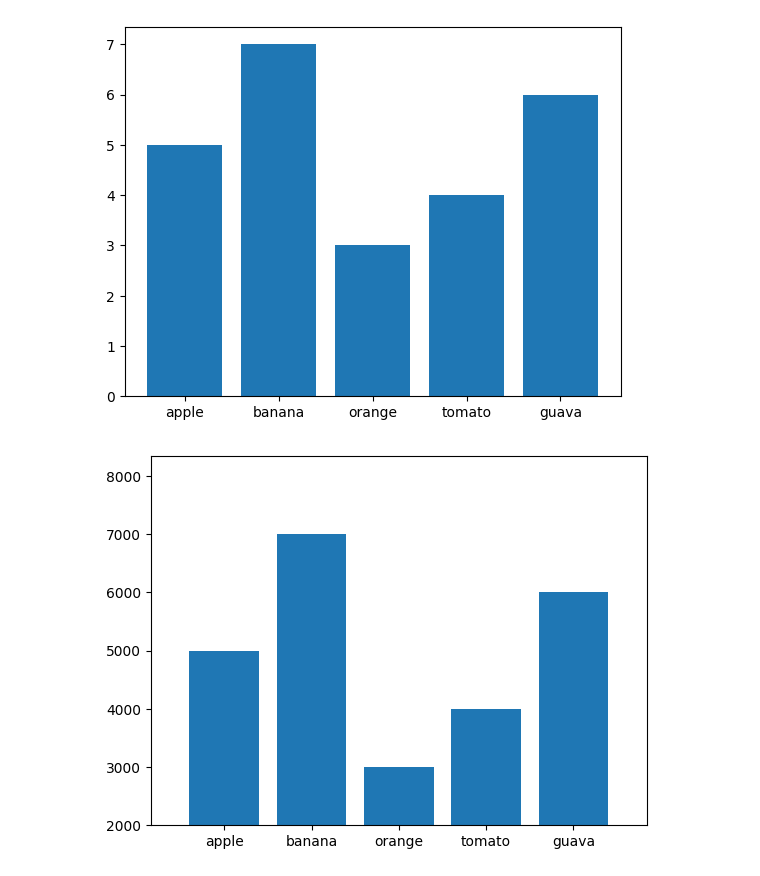
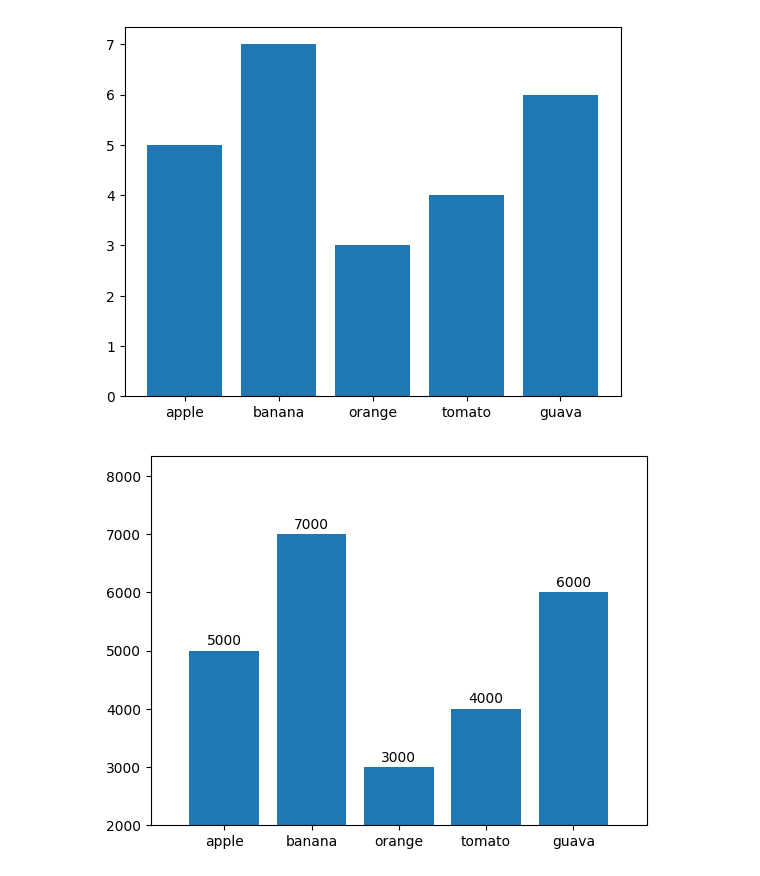
Before and after one commit to sunflower811/PYTHON-study, a Jupyter notebook: LESSONS/lesson13/lesson13_3.ipynb, the cells around one changed output. Saved outputs shown, nothing was run; the diff lists cells and outputs as text; code cells hidden in the pictures.

```diff
--- a/LESSONS/lesson13/lesson13_3.ipynb
+++ b/LESSONS/lesson13/lesson13_3.ipynb
@@ -17,20 +17,22 @@ plt.show()
 # %%
 import numpy as np
 import matplotlib.pyplot as plt
 
 index=[3,4,5,6,7]
 sub=['apple','banana','orange','tomato','guava']
 values=[5000,7000,3000,4000,6000]
 figure=plt.figure()
 axis=figure.add_subplot(1,1,1)
 axis.bar(index,values)
 axis.set_xticks(index,labels=sub)
 xmin,xmax,ymin,ymax=axis.axis()
 xmin-=0.2
 xmax+=0.2
 ymin=2000
 ymax+=1000
 axis.axis(xmin=xmin,xmax=xmax,ymin=ymin,ymax=ymax)
+for idy,x in enumerate(index):
+    axis.annotate(str(values[idy]),(x-0.2,values[idy]+100))
 plt.show()
 # %% [output]
-[figure, old version]
+[figure, new version]
```
Also changed, not shown: parts of 1 cell of this notebook.
